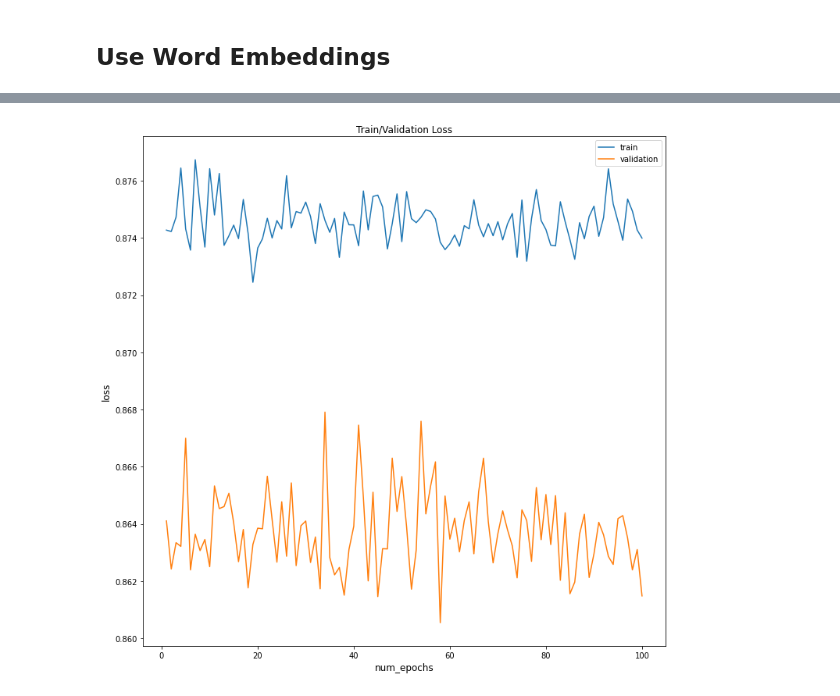
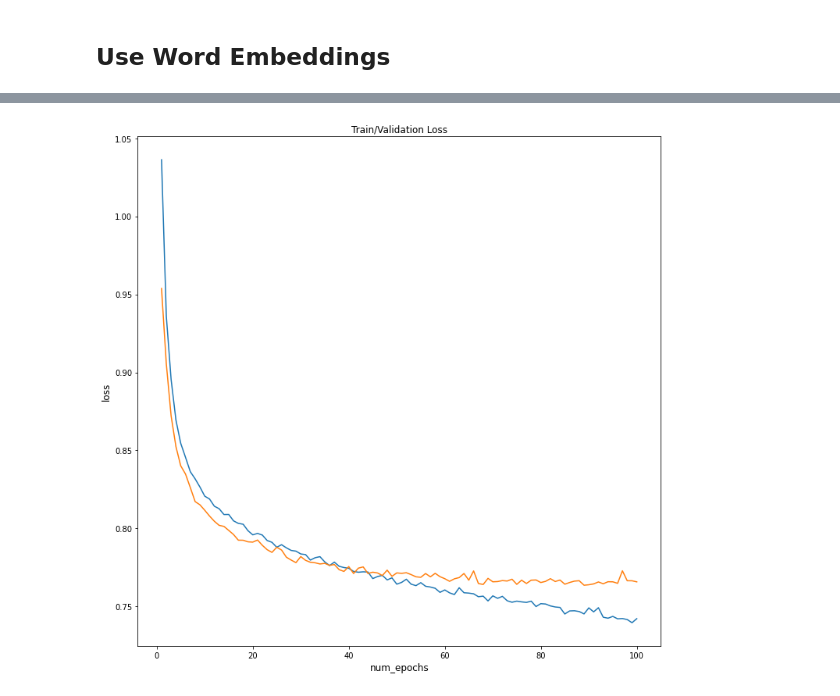
Before and after one commit to nefelitav/vaccine-sentiment-classifier, a Jupyter notebook: feedforward.ipynb, the cells around one changed output, grey strips where cells are left out. Drawn from its saved outputs; the diff is of its cells as text; code cells hidden in the pictures.

```diff
--- a/feedforward.ipynb
+++ b/feedforward.ipynb
@@ -299,21 +315,17 @@ class Net(nn.Module):
 D_in = x.shape[1]
 H1 = 128
 H2 = 64
-H3 = 32
 D_out = 3
 
 #Define Hyperparameters
 learning_rate = 1e-4
 
-#Initialize model, loss, optimizer
-model = Net(D_in, H1, H2, H3, D_out)
-#loss_func = nn.MSELoss()#reduction='sum')
-#nn.BCELoss
-#loss_func = F.cross_entropy()#weight=class_weights)
+#Initialize model, optimizer
+model = Net(D_in, H1, H2, D_out)
 
-#optimizer = optim.SGD(model.parameters(), lr=learning_rate)#, momentum=0.2)
-#optimizer = optim.SGD(model.parameters(), lr=0.01, momentum=0.9)
-optimizer = optim.Adam(model.parameters(), lr=0.001)
+optimizer = optim.Adam(model.parameters(), lr=learning_rate)
+#optimizer = optim.SGD(model.parameters(), lr=learning_rate, momentum=0.2, weight_decay=0.01)
+#optimizer = optim.Adagrad(model.parameters(), lr=learning_rate)
 # %%
 model
 # %% [output]
@@ -326,7 +340,11 @@ Net(
 # %%
 epoch_loss = []
 epoch_loss_dev = []
+epoch_acc = []
+epoch_acc_dev = []
+
 for epoch in range(100):
+
   batch_losses = []
   batch_acc = 0
   total = 0
@@ -337,12 +355,14 @@ for epoch in range(100):
   pred_dev = []
   true_dev = []
   pred_proba = []
+
   # training
   model.train()
   for x_batch, y_batch in train_dataloader:  # for every batch
     y_pred = model(x_batch).squeeze(1)
-    loss = F.cross_entropy(y_pred, y_batch.type(torch.LongTensor))
-
+    loss = F.cross_entropy(y_pred, y_batch)
+    # loss = nn.NLLLoss()                    # with softmax in output of model
+    # loss_dev = loss(y_dev_pred, y_batch)
     batch_losses.append(loss)
     #Delete previously stored gradients
     optimizer.zero_grad()
@@ -369,20 +389,24 @@ for epoch in range(100):
 
     for x_batch, y_batch in dev_dataloader:
         y_dev_pred = model(x_batch).squeeze(1)
-        prob = torch.nn.functional.softmax(y_dev_pred, dim=1)
+        prob = F.softmax(y_dev_pred, dim=1)   # probability that an instance belogs to each class
         for i in prob:
           pred_proba.append(i.tolist())
-        loss_dev = F.cross_entropy(y_dev_pred, y_batch.type(torch.LongTensor))
+        loss_dev = F.cross_entropy(y_dev_pred, y_batch)
+        # loss = nn.NLLLoss()
+        # loss_dev = loss(y_dev_pred, y_batch)
         batch_losses_dev.append(loss_dev)
-        # Total number of labels
+        # number of labels
         total_dev += y_batch.size(0)
-        # Total correct predictions
-        _,pred_label = torch.max(y_dev_pred, dim = 1)
+        # correct predictions
+        _,pred_label = torch.max(y_dev_pred, dim = 1)  # get max probability
         batch_acc_dev += (pred_label == y_batch).sum()
         for i in pred_label:
           pred_dev.append(i)
         for i in y_batch:
           true_dev.append(i.item())
+
+
   accuracy = batch_acc/total
   accuracy_dev = batch_acc_dev/total_dev
 
@@ -391,6 +415,8 @@ for epoch in range(100):
 
   epoch_loss.append(train_loss)
   epoch_loss_dev.append(valid_loss)
+  epoch_acc.append(accuracy)
+  epoch_acc_dev.append(accuracy_dev)
 
   print(f"Epoch {epoch:3}: | Train Loss = {train_loss:.5f} | Train Accuracy = {accuracy:.5f} | Validation Loss = {valid_loss:.5f} | Validation Accuracy = {accuracy_dev:.5f} ")
 # %% [output]
@@ -500,12 +541,11 @@ plt.savefig('Multiclass ROC',dpi=300);
 # %%
-def plot_graph(epochs):
+def plot_graph_loss(epochs):
     fig = plt.figure(figsize=(12,12))
     plt.title("Train/Validation Loss")
     plt.plot(list(np.arange(epochs) + 1) , epoch_loss, label='train')
     plt.plot(list(np.arange(epochs) + 1), epoch_loss_dev, label='validation')
     plt.xlabel('num_epochs', fontsize=12)
     plt.ylabel('loss', fontsize=12)
-    plt.legend(loc='best')
-plot_graph(100)
+plot_graph_loss(100)
 # %% [output]
-[figure, old version]
+[figure, new version]
```
Also changed, not shown: parts of 19 cells of this notebook, 2 other files.
